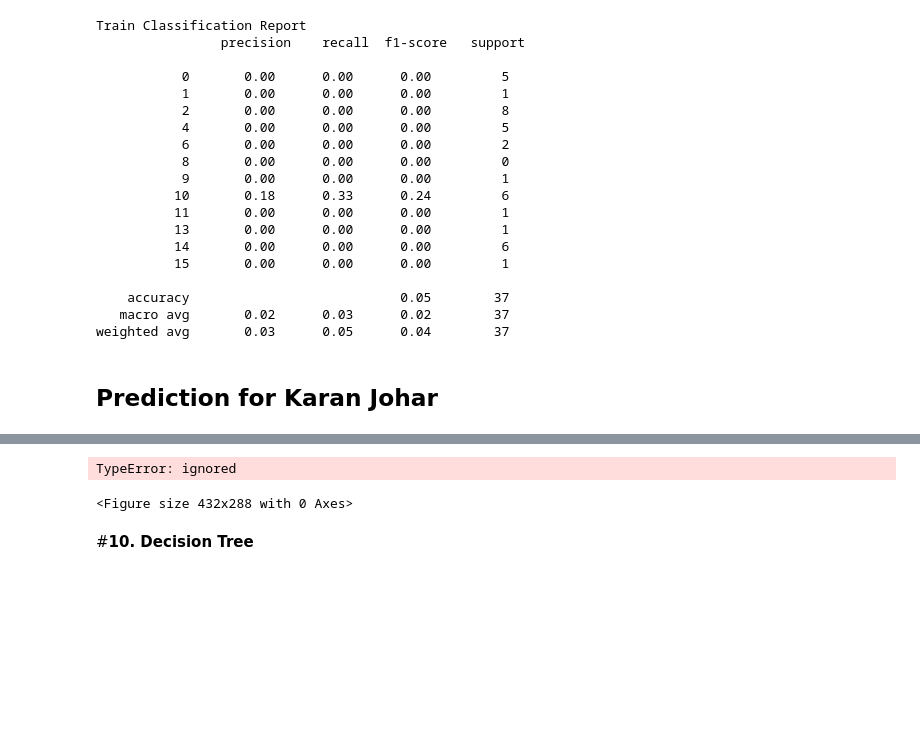
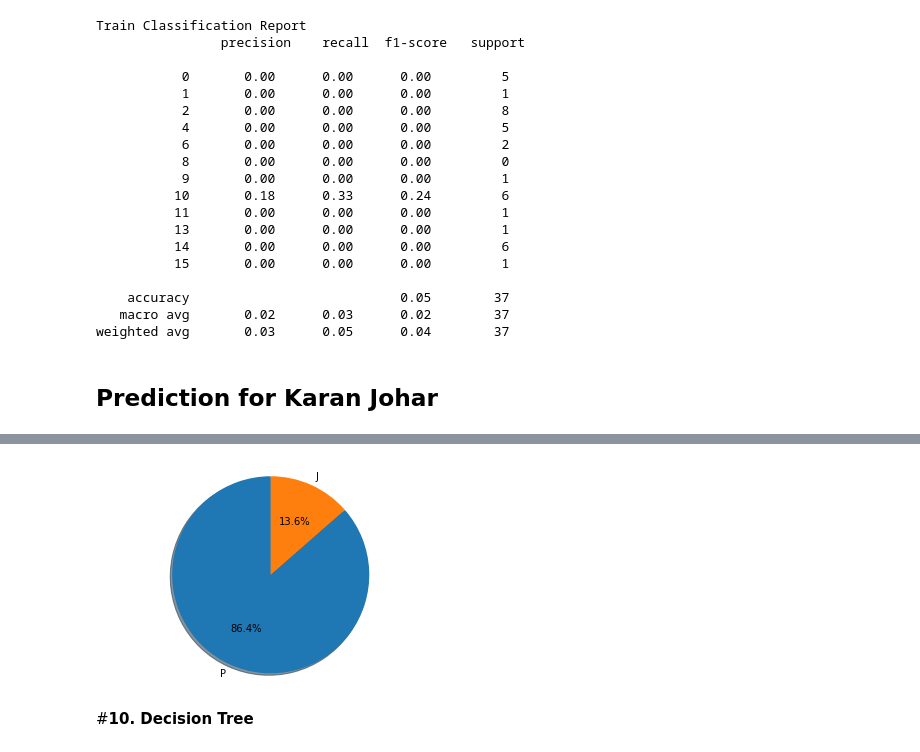
Before and after one commit to Suma-Marri/MBTI-Prediction, a Jupyter notebook: MBTI_Classification.ipynb, the cells around one changed output, grey strips where cells are left out. Cells and saved outputs as stored; diff of their text form; code cells hidden in the pictures; blank space fills up the shorter version.

```diff
--- a/MBTI_Classification.ipynb
+++ b/MBTI_Classification.ipynb
@@ -1726,36 +1807,18 @@ KaranJohar_df
-# %%
-plt.figure(0)
-KaranJohar_df.groupby('predicted_ie')['predicted_ie'].count().plot.pie(autopct='%.2f',figsize=(5,5))
-
-plt.figure(1)
-KaranJohar_df.groupby('predicted_ns')['predicted_ns'].count().plot.pie(autopct='%.2f',figsize=(5,5))
-
-plt.figure(2)
-KaranJohar_df.groupby('predicted_ft')['predicted_ft'].count().plot.pie(autopct='%.2f',figsize=(5,5))
-
-plt.figure(3)
-KaranJohar_df.groupby('predicted_pj')['predicted_pj'].count().plot.pie(autopct='%.2f',figsize=(5,5))
-
-plt.show() #show all figures
-# %% [output]
-TypeError: ignored
-<Figure size 432x288 with 0 Axes>
-# %%
-plt.style.use('ggplot')
-
-plt.figure(0)
-KaranJohar_df.groupby(['id','predicted_ie']).predicted_ie.count().unstack().plot.bar(legend=True)
-
-plt.figure(1)
-KaranJohar_df.groupby(['id','predicted_ns']).predicted_ns.count().unstack().plot.bar(legend=True)
-
-plt.figure(2)
-KaranJohar_df.groupby(['id','predicted_ft']).predicted_ft.count().unstack().plot.bar(legend=True)
-
-plt.figure(3)
-KaranJohar_df.groupby(['id','predicted_pj']).predicted_pj.count().unstack().plot.bar(legend=True)
-
-plt.show() #show all figures
+# %%
+P = np.count_nonzero(predicted_pj == 'P')/predicted_pj.size
+J = np.count_nonzero(predicted_pj == 'J')/predicted_pj.size
+# %%
+labels_pj = 'P', 'J'
+sizes_pj = [P, J]
+
+fig1, ax1 = plt.subplots()
+ax1.pie(sizes_pj, labels=labels_pj, autopct='%1.1f%%',
+        shadow=True, startangle=90)
+ax1.axis('equal')
+
+plt.show()
+# %% [output]
+[figure, added]
 # %% [markdown]
 #**10. Decision Tree**
 # %%
```
Also changed, not shown: parts of 45 cells of this notebook.
